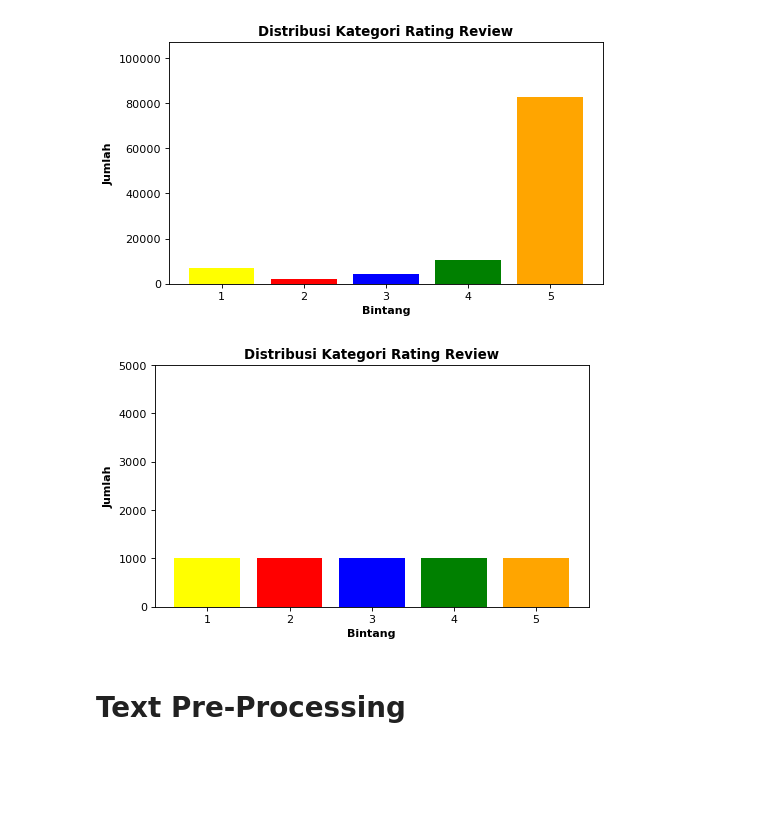
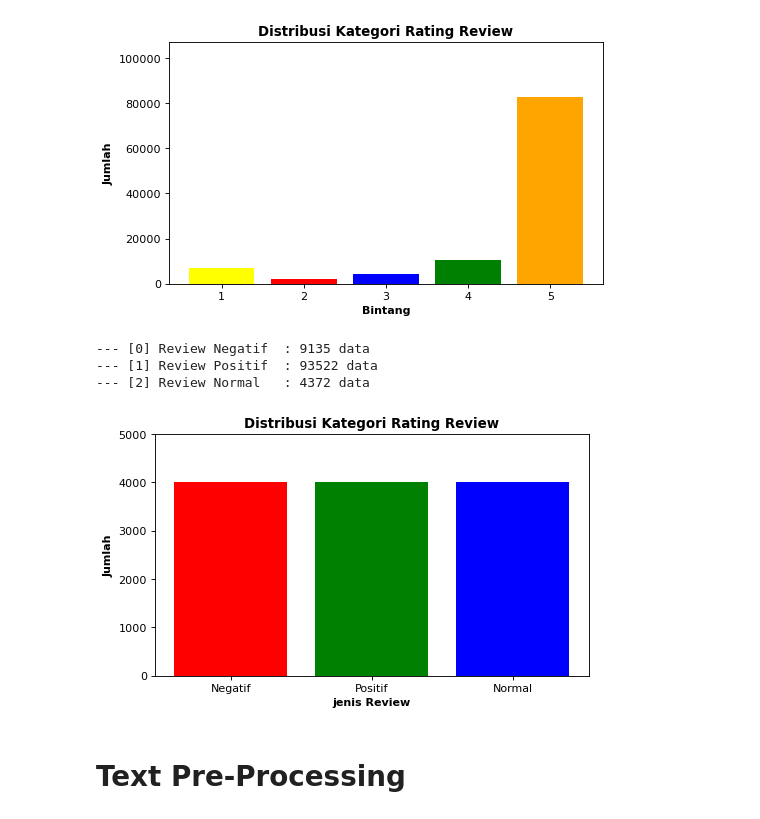
Before and after one commit to habibsatya/nlp-excercise, a Jupyter notebook: nlp.ipynb, the cells around one changed output. Cells and saved outputs as stored; diff of their text form; code cells hidden in the pictures; blank space fills up the shorter version.

```diff
--- a/nlp.ipynb
+++ b/nlp.ipynb
@@ -170,30 +170,50 @@ plt.xticks(y_pos, labels)
 plt.show()
 # %% [output]
 [figure]
+# %%
+conditions = [
+    (data['rating'] == 3),
+    (data['rating'] > 3),
+    (data['rating'] < 3)
+]
+
+values = ['2', '1', '0']
+
+data['rating'] = np.select(conditions, values)
+data.rating = data.rating.astype(int)
+
+print('--- [0] Review Negatif \t:', data[data.rating==0].shape[0],'data')
+print('--- [1] Review Positif \t:', data[data.rating==1].shape[0],'data')
+print('--- [2] Review Normal  \t:', data[data.rating==2].shape[0],'data')
+# %% [output]
+--- [0] Review Negatif  : 9135 data
+--- [1] Review Positif  : 93522 data
+--- [2] Review Normal   : 4372 data
 # %%
-# Mengambil sample masing-masing 2000 dari tiap target
+# Mengambil sample masing-masing 4000 dari tiap target
 
 length = data['rating'].value_counts().size
 for i in range(length):
-    data[data.rating==i+1] = data[data.rating==i+1].sample(1000)
+    data[data.rating==i] = data[data.rating==i].sample(4000)
 
 data = data.drop(data[data['reviewContent'].isnull()].index)
 data = data.reset_index(drop=True)
+data.rating = data.rating.astype(int)
 # %%
 heights = data['rating'].value_counts().sort_index()
-labels = ('1', '2', '3', '4', '5')
+labels = ('Negatif', 'Positif', 'Normal')
 y_pos = np.arange(len(labels))
 
 plt.figure (figsize=(7, 4), dpi=80)
 plt.ylim(0, 5000)
 plt.title('Distribusi Kategori Rating Review', fontweight='bold')
-plt.xlabel('Bintang', fontweight='bold')
+plt.xlabel('jenis Review', fontweight='bold')
 plt.ylabel('Jumlah', fontweight='bold')
-plt.bar(y_pos,heights,color=['yellow', 'red', 'blue', 'green', 'orange'])
+plt.bar(y_pos,heights,color=['red', 'green', 'blue'])
 plt.xticks(y_pos, labels)
 plt.show()
 # %% [output]
-[figure, old version]
+[figure, new version]
 # %% [markdown]
 # Text Pre-Processing
 # %% [markdown]
```
Also changed, not shown: parts of 20 cells of this notebook, 4 other files.
